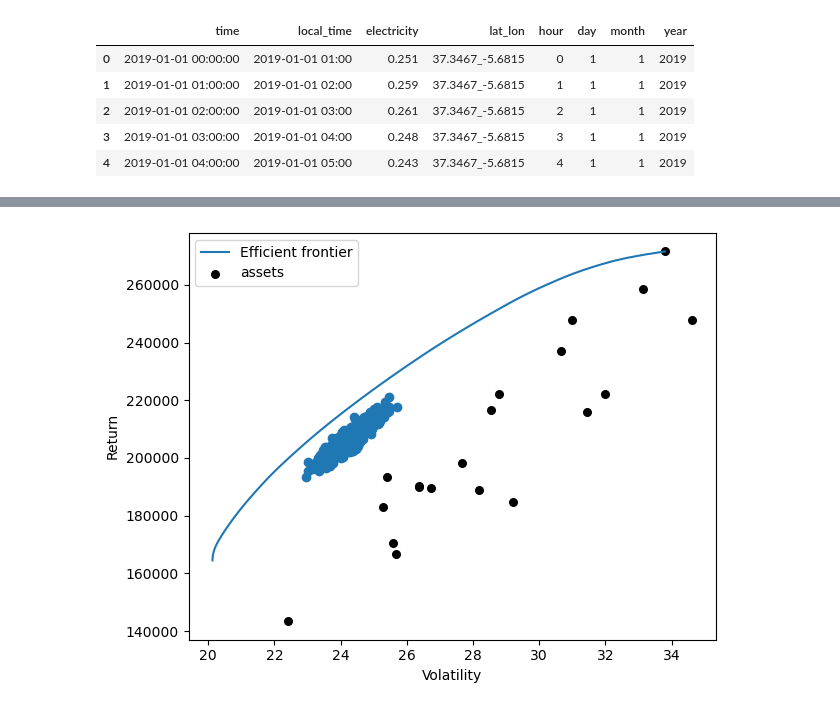
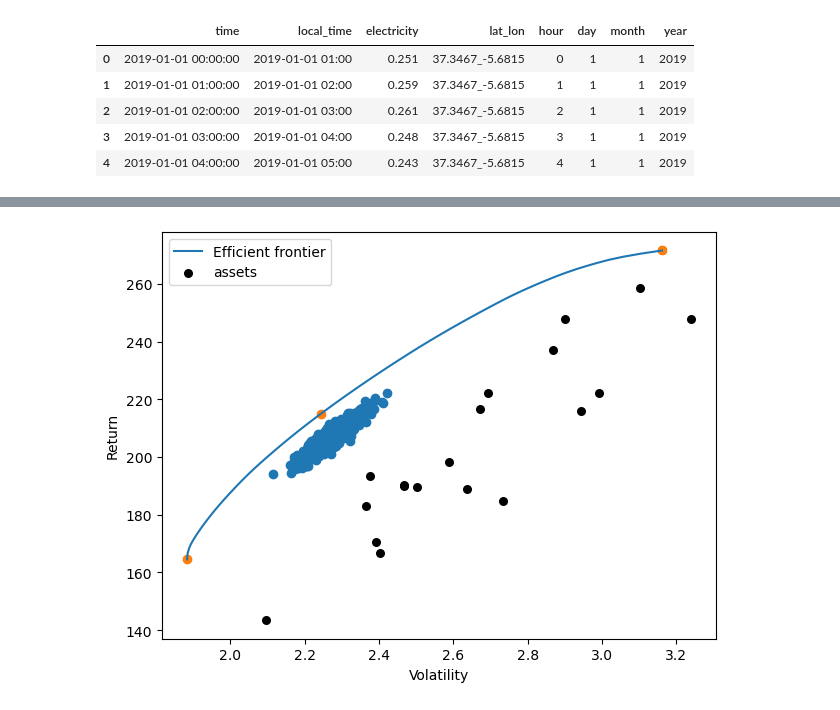
Before and after one commit to marchd1997/EDP_CRM_week, a Jupyter notebook: notebooks/exploration_prices.ipynb, the cells around one changed output, grey strips where cells are left out. Cells and saved outputs as stored; diff of their text form; code cells hidden in the pictures.

Commit message:
calculation boundary numerically for plotting

```diff
--- a/notebooks/exploration_prices.ipynb
+++ b/notebooks/exploration_prices.ipynb
@@ -82,10 +86,11 @@ production.head()
 | 3 | 2019-01-01 03:00:00 | 2019-01-01 04:00 | 0.248 | 37.3467_-5.6815 | 3 | 1 | 1 | 2019 |
 | 4 | 2019-01-01 04:00:00 | 2019-01-01 05:00 | 0.243 | 37.3467_-5.6815 | 4 | 1 | 1 | 2019 |
 # %%
+# Merge in same day but different year and compute revenue
 df_revenue = pd.merge(production, last_y_prices, on=['hour','day','month'], how='inner')
 df_revenue = df_revenue[['lat_lon','price','electricity','hour','day','month']]
+df_revenue['revenue'] = df_revenue['price'] * df_revenue['electricity'] / 1000 # (price is in EUR/MWh and electricity is in kWh)
 # %%
-# compute asset revenue
-df_revenue['revenue'] = df_revenue['price'] * df_revenue['electricity']
+# Add fictitious year and time stamp so we have a time series
 df_revenue['year'] = 2019
 df_revenue['time_stamp'] = df_revenue[['year', 'month', 'day', 'hour']].apply(lambda s : datetime.datetime(*s),axis = 1)
@@ -113,4 +117,7 @@ exp = monthly_rev.sum()
 # %%
+cov = monthly_rev.cov() * monthly_rev.shape[0]
+exp = monthly_rev.mean() * monthly_rev.shape[0]  # mean() ¿
+#monthly_rev.sum()
 # Hourly correlation is still very big although some points close to 0.5
 monthly_rev.corr()
 # %% [output]
@@ -199,0 +159,17 @@ Sharpe Ratio: 8171.81
+# %%
+# Compute 3 special points (min var, max sharpe, max returns)
+
+ef = EfficientFrontier(exp, cov, weight_bounds=(0,1))
+min_volatility_w = pd.Series((ef.min_volatility())) # ef.clean_weights()
+
+ef = EfficientFrontier(exp, cov, weight_bounds=(0,1))
+max_sharpe_w = pd.Series((ef.max_sharpe()))
+
+max_returns_location = monthly_rev.sum().idxmax()
+max_returns_w = {location: float(0) for location in max_sharpe_w.index}
+max_returns_w[max_returns_location] = 1.0
+max_returns_w = pd.Series(max_returns_w)
+
+extremes_w = [min_volatility_w, max_sharpe_w, max_returns_w]
+extremes_var = [variance(w, cov) for w in extremes_w]
+extremes_exp = [returns(w, exp) for w in extremes_w]
@@ -200,9 +189,10 @@ Sharpe Ratio: 8171.81
 # %%
 # Now we get more resonable picture TODO: see which linear convinations we get the blue curve.
 ef = EfficientFrontier(exp, cov,  weight_bounds=(0,1))
 fig, ax = plt.subplots()
 plot_efficient_frontier(ef, ax=ax, show_assets=True)
 plt.scatter(x=np.sqrt(df_plot['cov']), y=df_plot['exp'])
+plt.scatter(np.sqrt(extremes_var), extremes_exp)
 plt.show()
 # %% [output]
-[figure, old version]
+[figure, new version]
```
Also changed, not shown: parts of 19 cells of this notebook.
